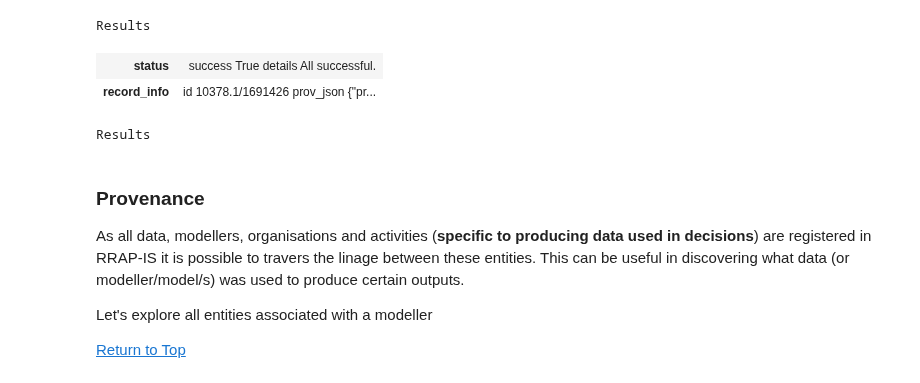
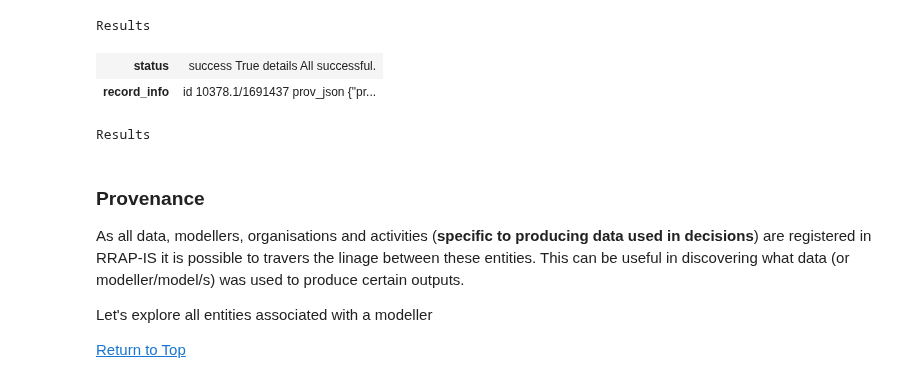
Before and after one commit to gbrrestoration/rrap-demo-blog, a Jupyter notebook: _notebooks/2022-09-09-rrap-is-workflow.ipynb, the cells around one changed output. Cells and saved outputs as stored; diff of their text form; code cells hidden in the pictures.

```diff
--- a/_notebooks/2022-09-09-rrap-is-workflow.ipynb
+++ b/_notebooks/2022-09-09-rrap-is-workflow.ipynb
@@ -495,7 +516,7 @@ payload = {
   "start_time": 0,
   "end_time": 1662467929,
   "workflow_definition": {
-    "id": "10378.1/1691197"
+    "id": "10378.1/1691427"
   },
   "inputs": {
     "datasets": {
@@ -511,34 +532,34 @@ payload = {
     }
   },
   "outputs": {
     "datasets": {
       "10378.1/1690478": {
         "template": {
           "id": "10378.1/1690478"
         },
         "dataset_type": "DATA_STORE",
         "dataset": {
           "id": "10378.1/1691397"
         }
       }
     }
   },
   "associations": {
     "modeller": {
       "id": "10378.1/1691138"
     },
     "requesting_organisation": {
       "id": "10378.1/1691139"
     }
   }
 }
 endpoint = prov_api + postfix
 
 response_json = handle_request('POST', endpoint, None, payload, auth())
 HTML(json_to_md(response_json))
 # %% [output]
 | status | success True details All successful. |
-| record_info | id 10378.1/1691426 prov_json {"pr... |
+| record_info | id 10378.1/1691437 prov_json {"pr... |
 Results
 # %% [markdown]
 ### Provenance
```
Also changed, not shown: parts of 18 cells of this notebook, 2 other files.
